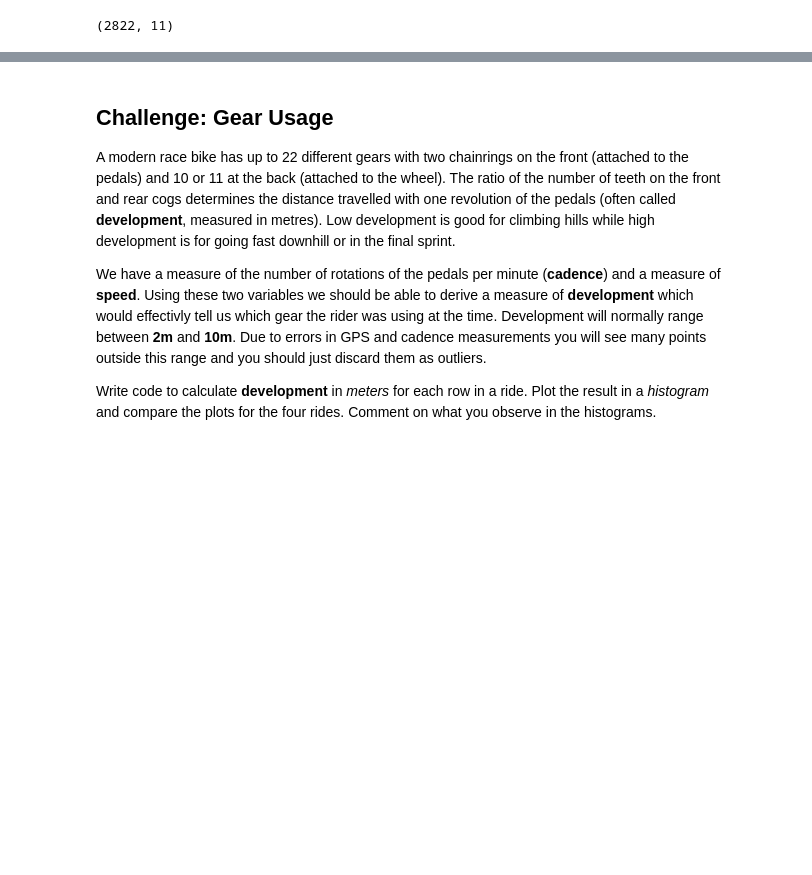
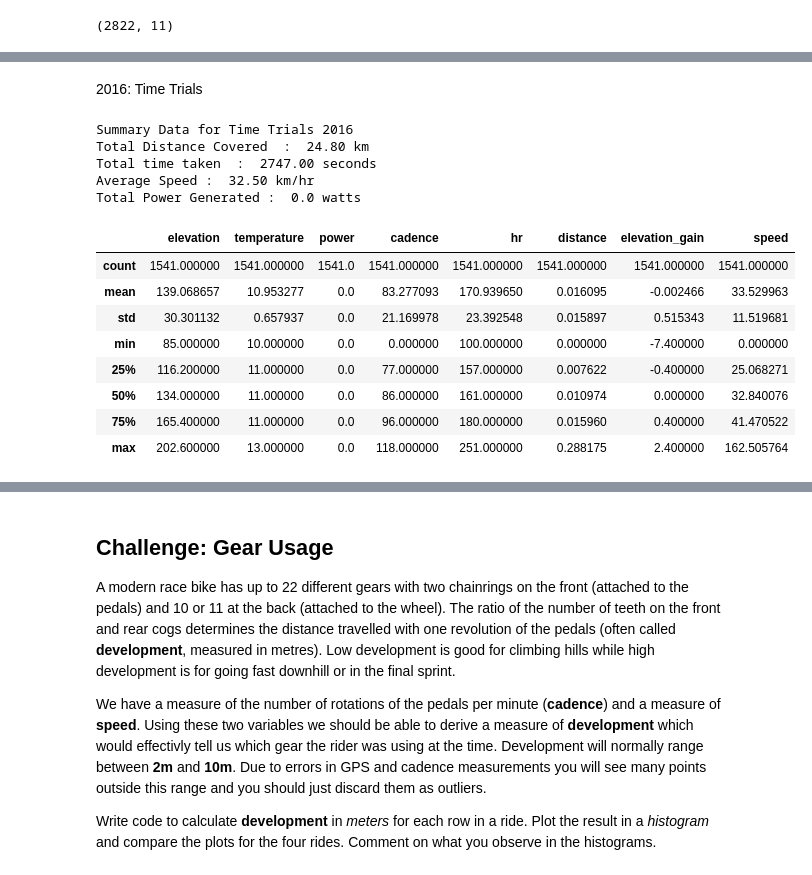
Before and after one commit to MQCOMP2200-S2-2021/data-science-portfolio-avagardiner, a Jupyter notebook: Portfolio 1.ipynb, the cells around one changed output, grey strips where cells are left out. Cells and saved outputs as stored; diff of their text form; code cells hidden in the pictures; blank space fills up the shorter version.

```diff
--- a/Portfolio 1.ipynb
+++ b/Portfolio 1.ipynb
@@ -148,0 +130,20 @@ timetrials
+# %% [markdown]
+2016: Time Trials
+# %%
+print ("Summary Data for Time Trials 2016")
+summary(tt_2016)
+# %% [output]
+Summary Data for Time Trials 2016
+Total Distance Covered  :  24.80 km
+Total time taken  :  2747.00 seconds
+Average Speed :  32.50 km/hr
+Total Power Generated :  0.0 watts
+|  | elevation | temperature | power | cadence | hr | distance | elevation_gain | speed |
+| count | 1541.000000 | 1541.000000 | 1541.0 | 1541.000000 | 1541.000000 | 1541.000000 | 1541.000000 | 1541.000000 |
+| mean | 139.068657 | 10.953277 | 0.0 | 83.277093 | 170.939650 | 0.016095 | -0.002466 | 33.529963 |
+| std | 30.301132 | 0.657937 | 0.0 | 21.169978 | 23.392548 | 0.015897 | 0.515343 | 11.519681 |
+| min | 85.000000 | 10.000000 | 0.0 | 0.000000 | 100.000000 | 0.000000 | -7.400000 | 0.000000 |
+| 25% | 116.200000 | 11.000000 | 0.0 | 77.000000 | 157.000000 | 0.007622 | -0.400000 | 25.068271 |
+| 50% | 134.000000 | 11.000000 | 0.0 | 86.000000 | 161.000000 | 0.010974 | 0.000000 | 32.840076 |
+| 75% | 165.400000 | 11.000000 | 0.0 | 96.000000 | 180.000000 | 0.015960 | 0.400000 | 41.470522 |
+| max | 202.600000 | 13.000000 | 0.0 | 118.000000 | 251.000000 | 0.288175 | 2.400000 | 162.505764 |
```
Also changed, not shown: parts of 24 cells of this notebook.
